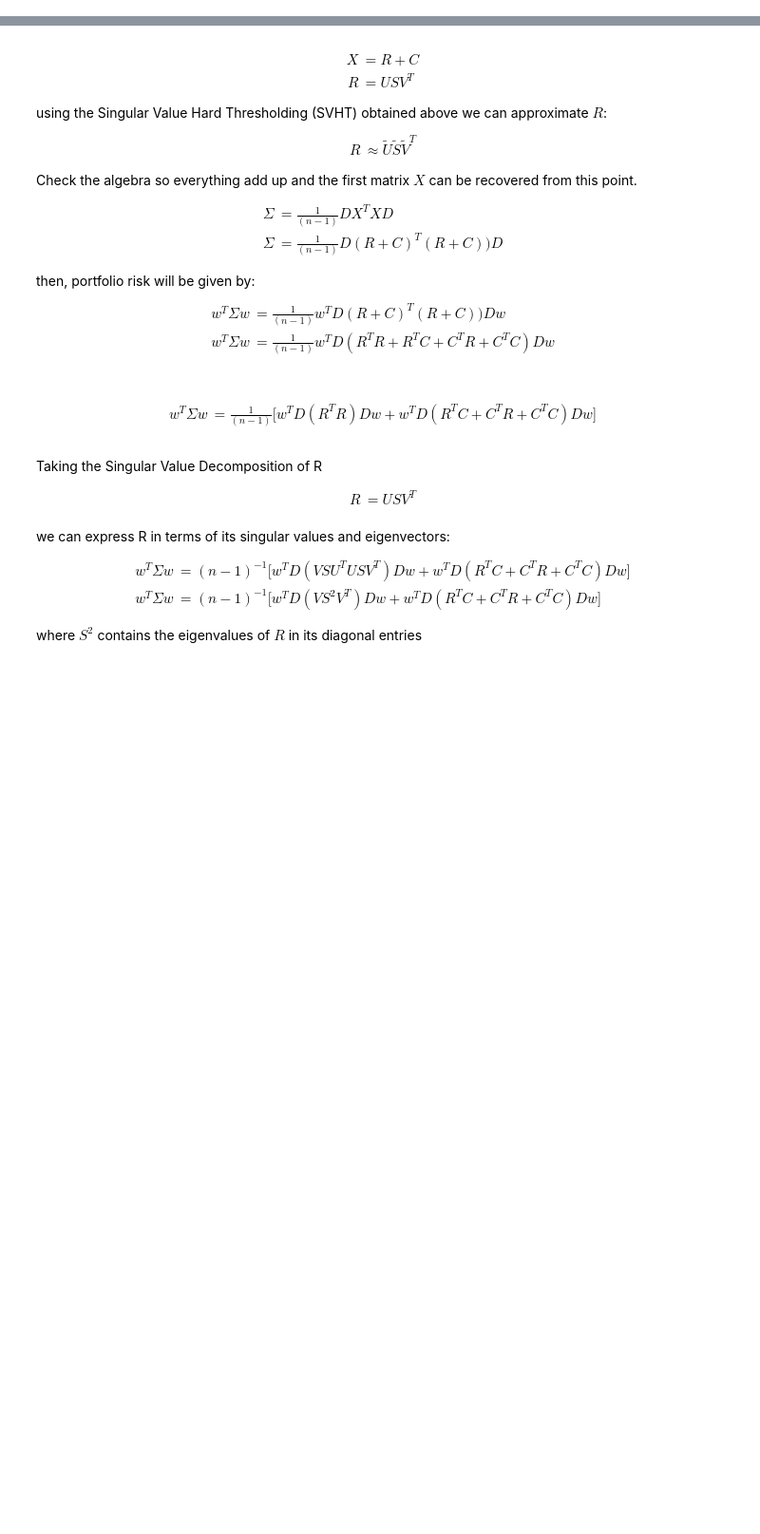
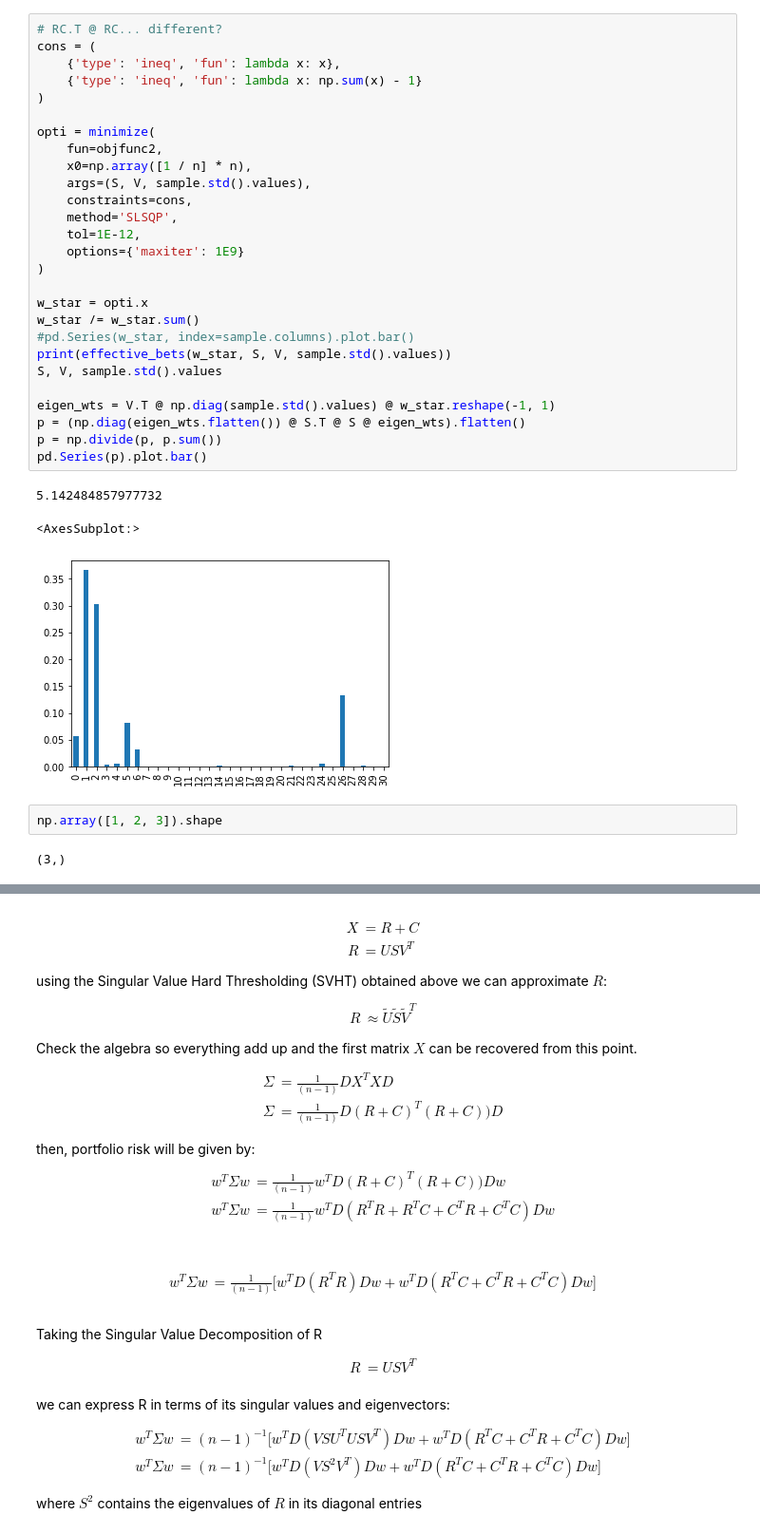
Before and after one commit to fcoibanez/eigenportfolio, a Jupyter notebook: notebooks/spectral_diversification.ipynb, the cells around one changed output, grey strips where cells are left out. Shown at 95% size. Drawn from its saved outputs; the diff is of its cells as text; blank space fills up the shorter version.

```diff
--- a/notebooks/spectral_diversification.ipynb
+++ b/notebooks/spectral_diversification.ipynb
@@ -60,0 +162,35 @@ SVHT: 8, 58.43% of energy explained
+# %%
+# RC.T @ RC... different?
+cons = (
+    {'type': 'ineq', 'fun': lambda x: x},
+    {'type': 'ineq', 'fun': lambda x: np.sum(x) - 1}
+)
+
+opti = minimize(
+    fun=objfunc2,
+    x0=np.array([1 / n] * n),
+    args=(S, V, sample.std().values),
+    constraints=cons,
+    method='SLSQP',
+    tol=1E-12,
+    options={'maxiter': 1E9}
+)
+
+w_star = opti.x
+w_star /= w_star.sum()
+#pd.Series(w_star, index=sample.columns).plot.bar()
+print(effective_bets(w_star, S, V, sample.std().values))
+S, V, sample.std().values
+
+eigen_wts = V.T @ np.diag(sample.std().values) @ w_star.reshape(-1, 1)
+p = (np.diag(eigen_wts.flatten()) @ S.T @ S @ eigen_wts).flatten()
+p = np.divide(p, p.sum())
+pd.Series(p).plot.bar()
+# %% [output]
+5.142484857977732
+<AxesSubplot:>
+[figure, added]
+# %%
+np.array([1, 2, 3]).shape
+# %% [output]
+(3,)
```
Also changed, not shown: parts of 15 cells of this notebook, 1 other file.
